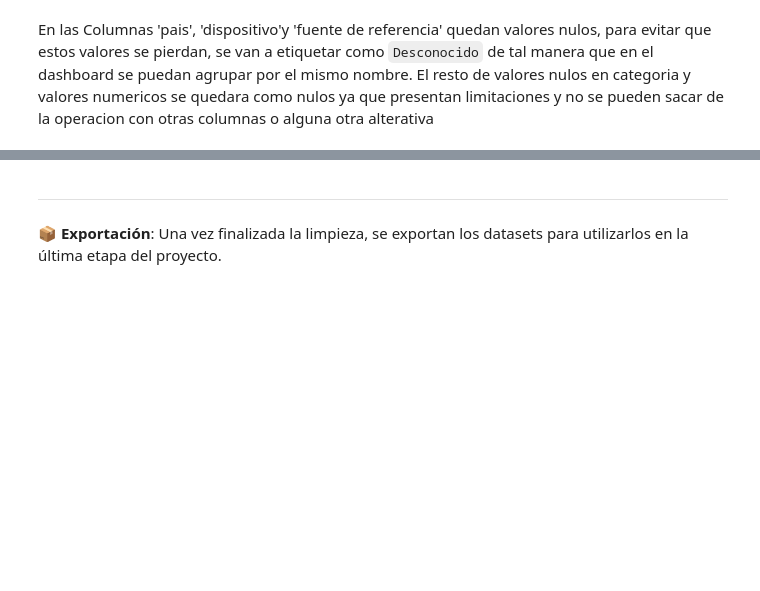
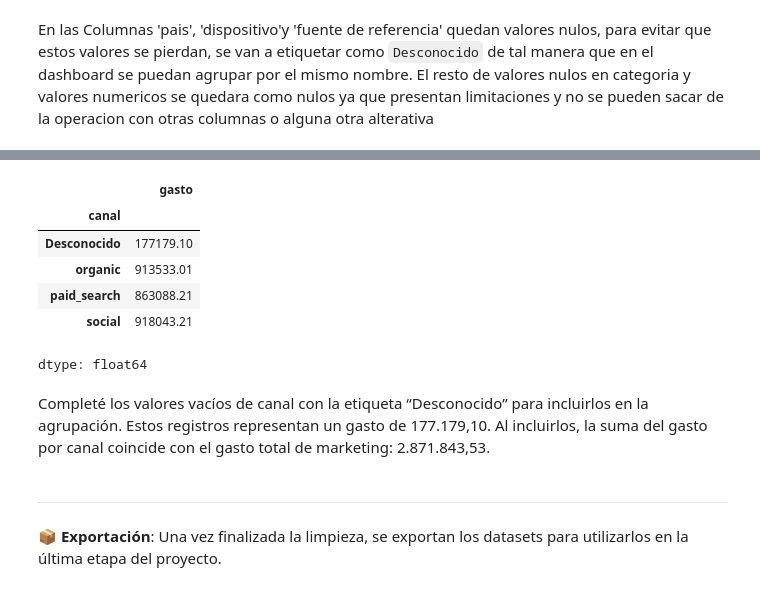
Before and after one commit to lausofi97/Projecto-final-sprint-12, a Jupyter notebook: S12 Estudiante_Proyecto_Final (3).ipynb, the cells around one changed output, grey strips where cells are left out. Saved outputs shown, nothing was run; the diff lists cells and outputs as text; code cells hidden in the pictures; blank space fills up the shorter version.

Commit message:
Add files via upload
Corrige canales sin dato, cálculo de profit parcial e interpretación del test A/B

```diff
--- a/S12 Estudiante_Proyecto_Final (3).ipynb
+++ b/S12 Estudiante_Proyecto_Final (3).ipynb
@@ -451,4 +471,18 @@ monto_total            0
 dtype: int64
+# %%
+marketing_copy['canal'] = marketing_copy['canal'].fillna('Desconocido')
+# %%
+marketing_copy.groupby('canal')['gasto'].sum()
+# %% [output]
+|  | gasto |
+| canal |  |
+| Desconocido | 177179.10 |
+| organic | 913533.01 |
+| paid_search | 863088.21 |
+| social | 918043.21 |
+dtype: float64
+# %% [markdown]
+Completé los valores vacíos de canal con la etiqueta “Desconocido” para incluirlos en la agrupación. Estos registros representan un gasto de 177.179,10. Al incluirlos, la suma del gasto por canal coincide con el gasto total de marketing: 2.871.843,53.
 # %% [markdown]
 ---
 **📦 Exportación**: Una vez finalizada la limpieza, se exportan los datasets para utilizarlos en la última etapa del proyecto.
```
Also changed, not shown: parts of 28 cells of this notebook.
